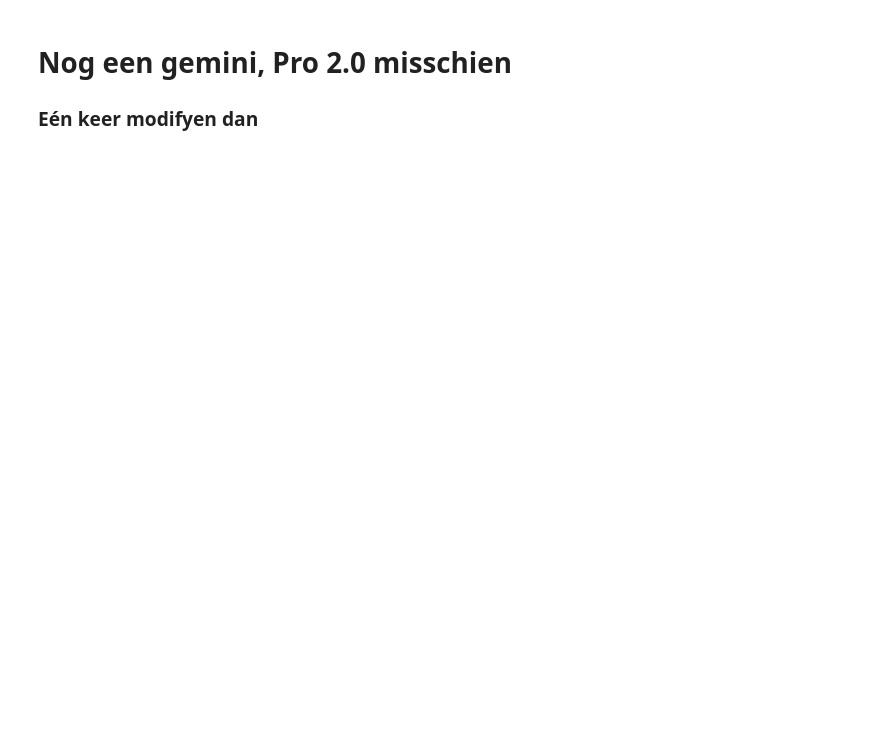
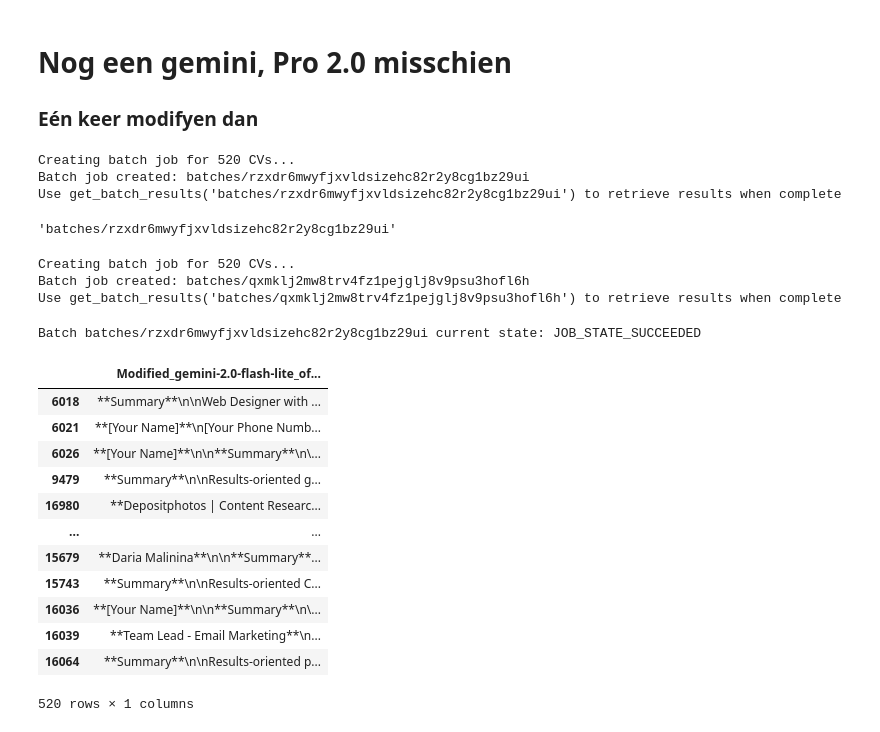
Before and after one commit to pvdklei/FACT, a Jupyter notebook: pepijn/modify.ipynb, the cells around one changed output. Cells and saved outputs as stored; diff of their text form; code cells hidden in the pictures; blank space fills up the shorter version.

```diff
--- a/pepijn/modify.ipynb
+++ b/pepijn/modify.ipynb
@@ -898,3 +946,62 @@ Exception: Batch batches/cdz2n7boturxv2stybqfe8okxkyujot3vp09 is not yet complet
 # %% [markdown]
 # Nog een gemini, Pro 2.0 misschien
 ### Eén keer modifyen dan
+# %%
+gemini_2_flash_lite_modification_client_doordash = modify_cv2.GeminiClient(
+    input_api_key=api_keys["google"],
+    model="gemini-2.0-flash-lite",
+    prompt_template=modification_prompt_from_paper,
+    prompt_template_path=modification_prompt_from_paper_name,
+    prompt_job_description=job_description_doordash,
+)
+
+gemini_2_flash_lite_modification_client_google_ux = modify_cv2.GeminiClient(
+    input_api_key=api_keys["google"],
+    model="gemini-2.0-flash-lite",
+    prompt_template=modification_prompt_from_paper,
+    prompt_template_path=modification_prompt_from_paper_name,
+    prompt_job_description=job_descriptions_google_ux,
+)
+# %%
+gemini_2_flash_lite_batch_id_doordash = start_experiment_gemini(
+    client=gemini_2_flash_lite_modification_client_doordash,
+    df=uiux_pm_520_df,
+)
+# %% [output]
+Creating batch job for 520 CVs...
+Batch job created: batches/rzxdr6mwyfjxvldsizehc82r2y8cg1bz29ui
+Use get_batch_results('batches/rzxdr6mwyfjxvldsizehc82r2y8cg1bz29ui') to retrieve results when complete
+'batches/rzxdr6mwyfjxvldsizehc82r2y8cg1bz29ui'
+# %%
+gemini_2_flash_lite_batch_id_google_ux = start_experiment_gemini(
+    gemini_2_flash_lite_modification_client_google_ux,
+    df=uiux_pm_520_df
+)
+# %% [output]
+Creating batch job for 520 CVs...
+Batch job created: batches/qxmklj2mw8trv4fz1pejglj8v9psu3hofl6h
+Use get_batch_results('batches/qxmklj2mw8trv4fz1pejglj8v9psu3hofl6h') to retrieve results when complete
+# %%
+flash_3_preview_mistake_batch_id = 'batches/lbhfyrqcz1mcagfninifafq7gzxr2tzfg6r2'
+gemini_2_flash_lite_batch_id_doordash = 'batches/rzxdr6mwyfjxvldsizehc82r2y8cg1bz29ui'
+# %%
+finish_experiment_gemini(
+    client=gemini_2_flash_lite_modification_client_doordash,
+    batch_id=gemini_2_flash_lite_batch_id_doordash,
+    save_to=os.path.join(MODIFIED_CVS_FOLDER, "gemini_flash_lite_doordash_pm.csv"),
+)
+# %% [output]
+Batch batches/rzxdr6mwyfjxvldsizehc82r2y8cg1bz29ui current state: JOB_STATE_SUCCEEDED
+|  | Modified_gemini-2.0-flash-lite_of... |
+| 6018 | **Summary**\n\nWeb Designer with ... |
+| 6021 | **[Your Name]**\n[Your Phone Numb... |
+| 6026 | **[Your Name]**\n\n**Summary**\n\... |
+| 9479 | **Summary**\n\nResults-oriented g... |
+| 16980 | **Depositphotos | Content Researc... |
+| ... | ... |
+| 15679 | **Daria Malinina**\n\n**Summary**... |
+| 15743 | **Summary**\n\nResults-oriented C... |
+| 16036 | **[Your Name]**\n\n**Summary**\n\... |
+| 16039 | **Team Lead - Email Marketing**\n... |
+| 16064 | **Summary**\n\nResults-oriented p... |
+520 rows × 1 columns
```
Also changed, not shown: parts of 14 cells of this notebook, 23 other files.
